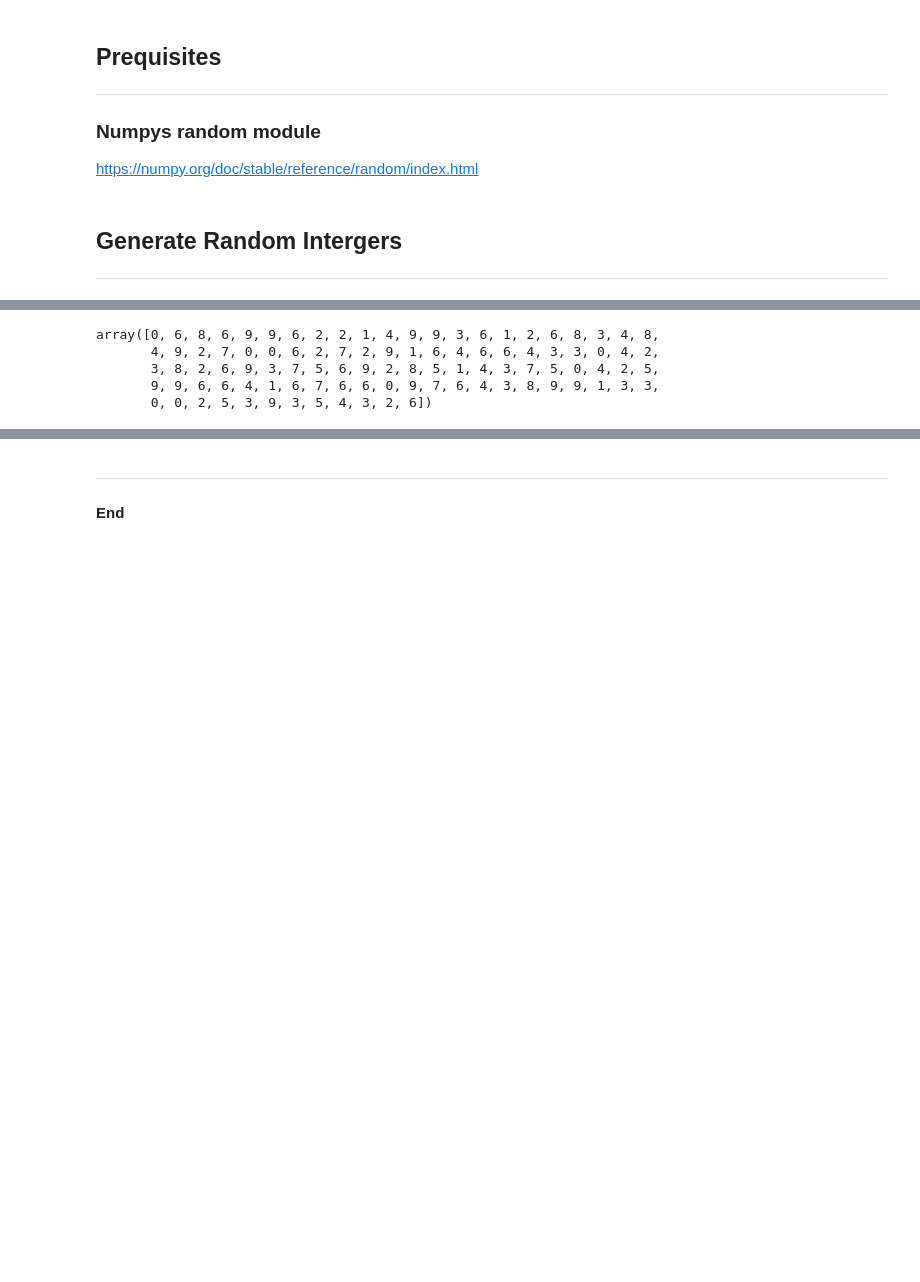
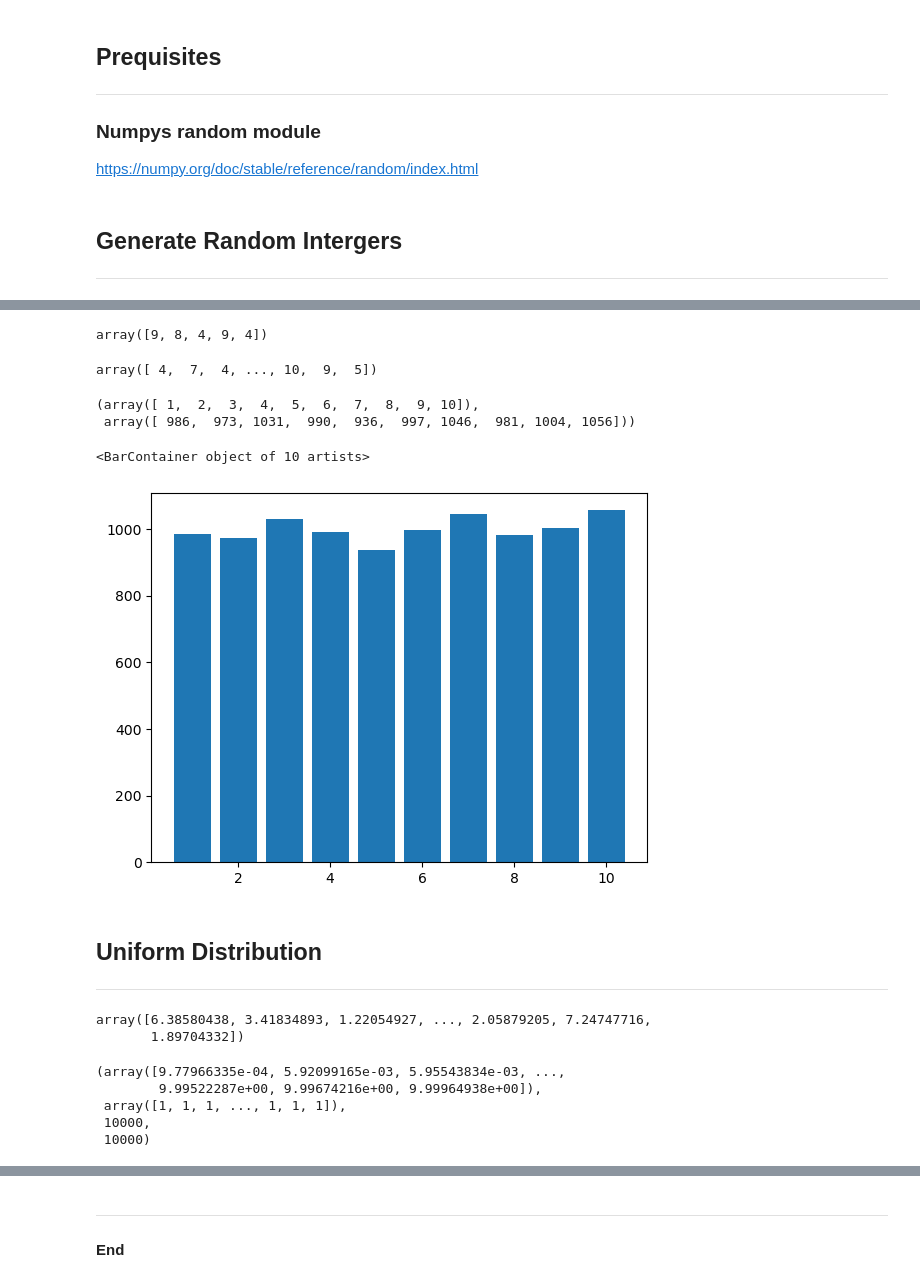
Before and after one commit to teesesmit/dataanalytics, a Jupyter notebook: MYWORK/random.ipynb, the cells around one changed output, grey strips where cells are left out. Cells and saved outputs as stored; diff of their text form; code cells hidden in the pictures; blank space fills up the shorter version.

Commit message:
Distributions

```diff
--- a/MYWORK/random.ipynb
+++ b/MYWORK/random.ipynb
@@ -33,9 +37,54 @@ array([ 0.54184045,  0.95798135,  0.22725805,  0.58411869, -0.52644886,
 # %%
 # Generate an array of 5 integers uniformly over the range [0, 10).
-rng.integers(low=0, high=10, size=100)
+rng.integers(low=0, high=10, size=5)
 # %% [output]
-array([0, 6, 8, 6, 9, 9, 6, 2, 2, 1, 4, 9, 9, 3, 6, 1, 2, 6, 8, 3, 4, 8,
-       4, 9, 2, 7, 0, 0, 6, 2, 7, 2, 9, 1, 6, 4, 6, 6, 4, 3, 3, 0, 4, 2,
-       3, 8, 2, 6, 9, 3, 7, 5, 6, 9, 2, 8, 5, 1, 4, 3, 7, 5, 0, 4, 2, 5,
-       9, 9, 6, 6, 4, 1, 6, 7, 6, 6, 0, 9, 7, 6, 4, 3, 8, 9, 9, 1, 3, 3,
-       0, 0, 2, 5, 3, 9, 3, 5, 4, 3, 2, 6])
+array([9, 8, 4, 9, 4])
+# %%
+# Generate 10000 integers over the range [0, 10).
+x = rng.integers(low=1, high=10, size=10000, endpoint=True)
+
+# Show x
+x
+# %% [output]
+array([ 4,  7,  4, ..., 10,  9,  5])
+# %%
+# Get the counts.
+
+values, counts = np.unique(x, return_counts=True)
+
+# Show.
+values, counts
+# %% [output]
+(array([ 1,  2,  3,  4,  5,  6,  7,  8,  9, 10]),
+ array([ 986,  973, 1031,  990,  936,  997, 1046,  981, 1004, 1056]))
+# %%
+# Plot the bar chart.
+plt.bar(values, counts)
+# %% [output]
+<BarContainer object of 10 artists>
+[figure, added]
+# %% [markdown]
+## Uniform Distribution
+***
+# %%
+# Generate 10000 floats uniformly distributed over the range (0, 10).
+x = rng.uniform(low=0.0, high=10.0, size=10000)
+
+# show
+x
+# %% [output]
+array([6.38580438, 3.41834893, 1.22054927, ..., 2.05879205, 7.24747716,
+       1.89704332])
+# %%
+# Get the counts.
+
+values, counts = np.unique(x, return_counts=True)
+
+# Show.
+values, counts, values.size, counts.size
+# %% [output]
+(array([9.77966335e-04, 5.92099165e-03, 5.95543834e-03, ...,
+        9.99522287e+00, 9.99674216e+00, 9.99964938e+00]),
+ array([1, 1, 1, ..., 1, 1, 1]),
+ 10000,
+ 10000)
```
Also changed, not shown: parts of 8 cells of this notebook.
